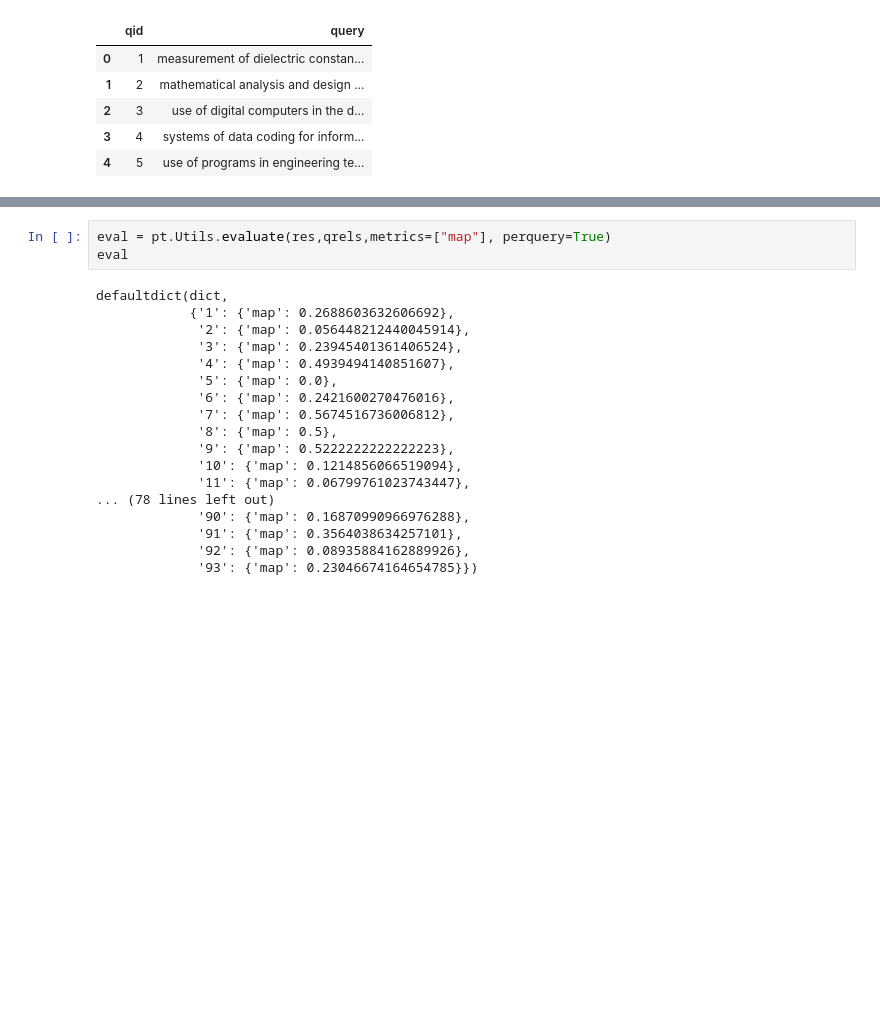
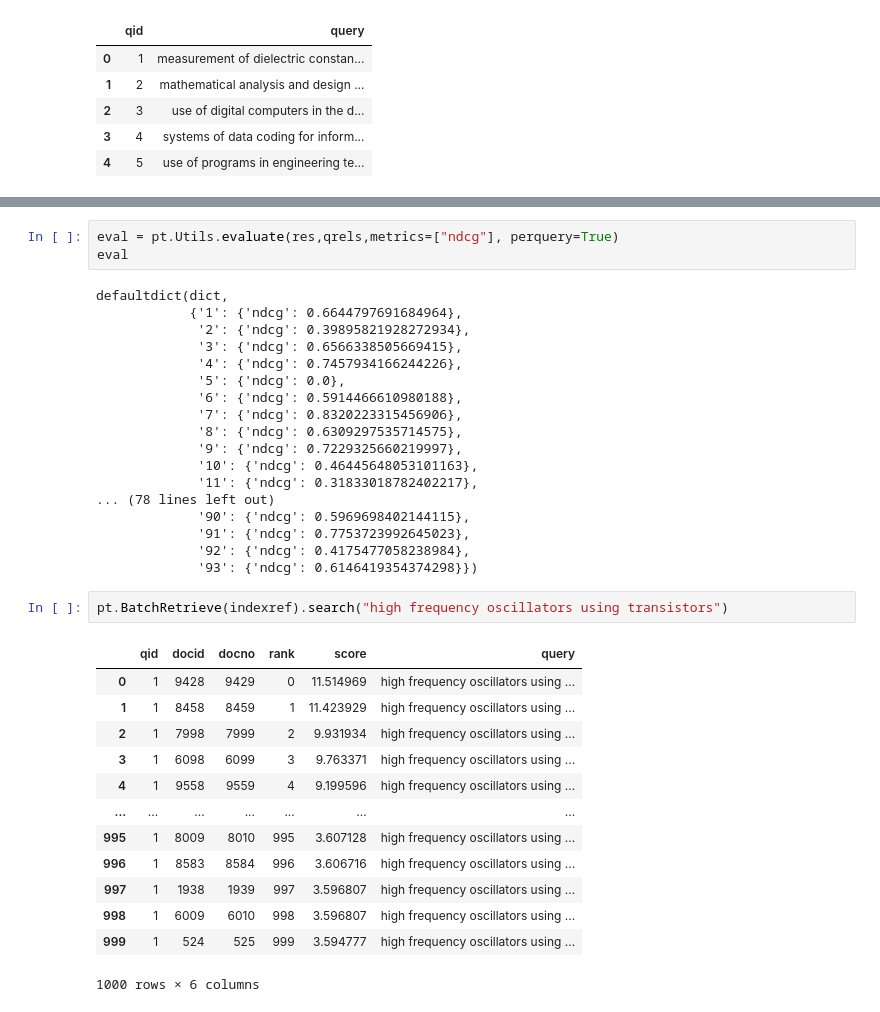
Before and after one commit to EDafee1/ir-learn, a Jupyter notebook: Information_Retrieval_with_PyTerrier.ipynb, the cells around one changed output, grey strips where cells are left out. Drawn from its saved outputs; the diff is of its cells as text; blank space fills up the shorter version.

```diff
--- a/Information_Retrieval_with_PyTerrier.ipynb
+++ b/Information_Retrieval_with_PyTerrier.ipynb
@@ -181,21 +85,37 @@ eval
 # %%
-eval = pt.Utils.evaluate(res,qrels,metrics=["map"], perquery=True)
+eval = pt.Utils.evaluate(res,qrels,metrics=["ndcg"], perquery=True)
 eval
 # %% [output]
 defaultdict(dict,
-            {'1': {'map': 0.2688603632606692},
-             '2': {'map': 0.056448212440045914},
-             '3': {'map': 0.23945401361406524},
-             '4': {'map': 0.4939494140851607},
-             '5': {'map': 0.0},
-             '6': {'map': 0.2421600270476016},
-             '7': {'map': 0.5674516736006812},
-             '8': {'map': 0.5},
-             '9': {'map': 0.5222222222222223},
-             '10': {'map': 0.1214856066519094},
-             '11': {'map': 0.06799761023743447},
+            {'1': {'ndcg': 0.6644797691684964},
+             '2': {'ndcg': 0.39895821928272934},
+             '3': {'ndcg': 0.6566338505669415},
+             '4': {'ndcg': 0.7457934166244226},
+             '5': {'ndcg': 0.0},
+             '6': {'ndcg': 0.5914466610980188},
+             '7': {'ndcg': 0.8320223315456906},
+             '8': {'ndcg': 0.6309297535714575},
+             '9': {'ndcg': 0.7229325660219997},
+             '10': {'ndcg': 0.46445648053101163},
+             '11': {'ndcg': 0.31833018782402217},
 ... (78 lines left out)
-             '90': {'map': 0.16870990966976288},
-             '91': {'map': 0.3564038634257101},
-             '92': {'map': 0.08935884162889926},
-             '93': {'map': 0.23046674164654785}})
+             '90': {'ndcg': 0.5969698402144115},
+             '91': {'ndcg': 0.7753723992645023},
+             '92': {'ndcg': 0.4175477058238984},
+             '93': {'ndcg': 0.6146419354374298}})
+# %%
+pt.BatchRetrieve(indexref).search("high frequency oscillators using transistors")
+# %% [output]
+|  | qid | docid | docno | rank | score | query |
+| 0 | 1 | 9428 | 9429 | 0 | 11.514969 | high frequency oscillators using ... |
+| 1 | 1 | 8458 | 8459 | 1 | 11.423929 | high frequency oscillators using ... |
+| 2 | 1 | 7998 | 7999 | 2 | 9.931934 | high frequency oscillators using ... |
+| 3 | 1 | 6098 | 6099 | 3 | 9.763371 | high frequency oscillators using ... |
+| 4 | 1 | 9558 | 9559 | 4 | 9.199596 | high frequency oscillators using ... |
+| ... | ... | ... | ... | ... | ... | ... |
+| 995 | 1 | 8009 | 8010 | 995 | 3.607128 | high frequency oscillators using ... |
+| 996 | 1 | 8583 | 8584 | 996 | 3.606716 | high frequency oscillators using ... |
+| 997 | 1 | 1938 | 1939 | 997 | 3.596807 | high frequency oscillators using ... |
+| 998 | 1 | 6009 | 6010 | 998 | 3.596807 | high frequency oscillators using ... |
+| 999 | 1 | 524 | 525 | 999 | 3.594777 | high frequency oscillators using ... |
+1000 rows × 6 columns
```
Also changed, not shown: parts of 11 cells of this notebook.
